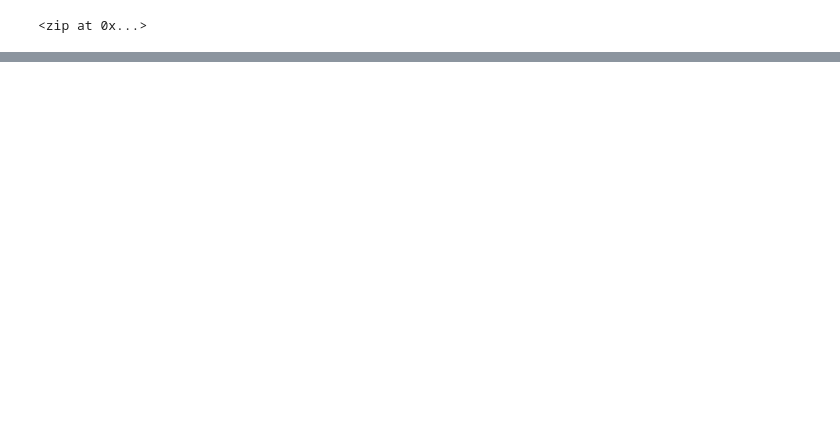
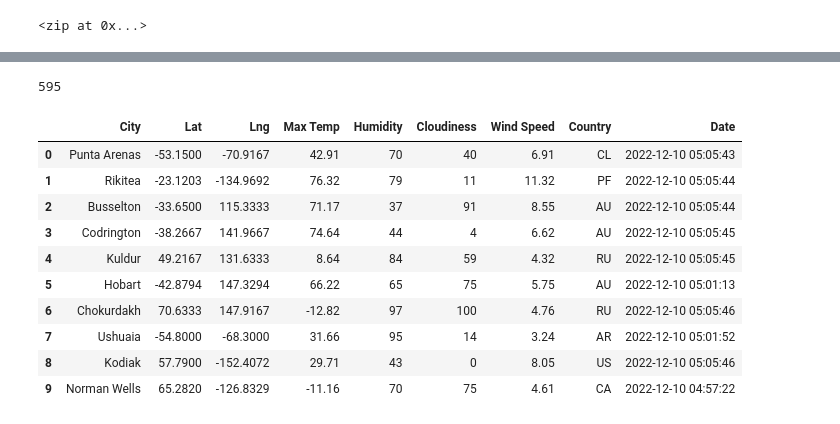
Before and after one commit to anichols4/World_Weather_Analysis, a Jupyter notebook: WeatherPy.ipynb, the cells around one changed output, grey strips where cells are left out. Drawn from its saved outputs; the diff is of its cells as text; code cells hidden in the pictures; blank space fills up the shorter version.

Commit message:
Adding updates to .gitigore and WeatherPy.

```diff
--- a/WeatherPy.ipynb
+++ b/WeatherPy.ipynb
@@ -55,0 +62,4 @@ len(cities)
+# %%
+#Starting URL for Weather Map API call.
+
+url = "http://api.openweathermap.org/data/2.5/weather?units=Imperial&APPID=" + weather_api_key
@@ -55,0 +150,20 @@ len(cities)
+# %%
+len(city_data)
+# %% [output]
+595
+# %%
+# Convert the array of dictionaries to a Pandas DataFrame.
+city_data_df = pd.DataFrame(city_data)
+city_data_df.head(10)
+# %% [output]
+|  | City | Lat | Lng | Max Temp | Humidity | Cloudiness | Wind Speed | Country | Date |
+| 0 | Punta Arenas | -53.1500 | -70.9167 | 42.91 | 70 | 40 | 6.91 | CL | 2022-12-10 05:05:43 |
+| 1 | Rikitea | -23.1203 | -134.9692 | 76.32 | 79 | 11 | 11.32 | PF | 2022-12-10 05:05:44 |
+| 2 | Busselton | -33.6500 | 115.3333 | 71.17 | 37 | 91 | 8.55 | AU | 2022-12-10 05:05:44 |
+| 3 | Codrington | -38.2667 | 141.9667 | 74.64 | 44 | 4 | 6.62 | AU | 2022-12-10 05:05:45 |
+| 4 | Kuldur | 49.2167 | 131.6333 | 8.64 | 84 | 59 | 4.32 | RU | 2022-12-10 05:05:45 |
+| 5 | Hobart | -42.8794 | 147.3294 | 66.22 | 65 | 75 | 5.75 | AU | 2022-12-10 05:01:13 |
+| 6 | Chokurdakh | 70.6333 | 147.9167 | -12.82 | 97 | 100 | 4.76 | RU | 2022-12-10 05:05:46 |
+| 7 | Ushuaia | -54.8000 | -68.3000 | 31.66 | 95 | 14 | 3.24 | AR | 2022-12-10 05:01:52 |
+| 8 | Kodiak | 57.7900 | -152.4072 | 29.71 | 43 | 0 | 8.05 | US | 2022-12-10 05:05:46 |
+| 9 | Norman Wells | 65.2820 | -126.8329 | -11.16 | 70 | 75 | 4.61 | CA | 2022-12-10 04:57:22 |
```
Also changed, not shown: parts of 5 cells of this notebook, 2 other files.
